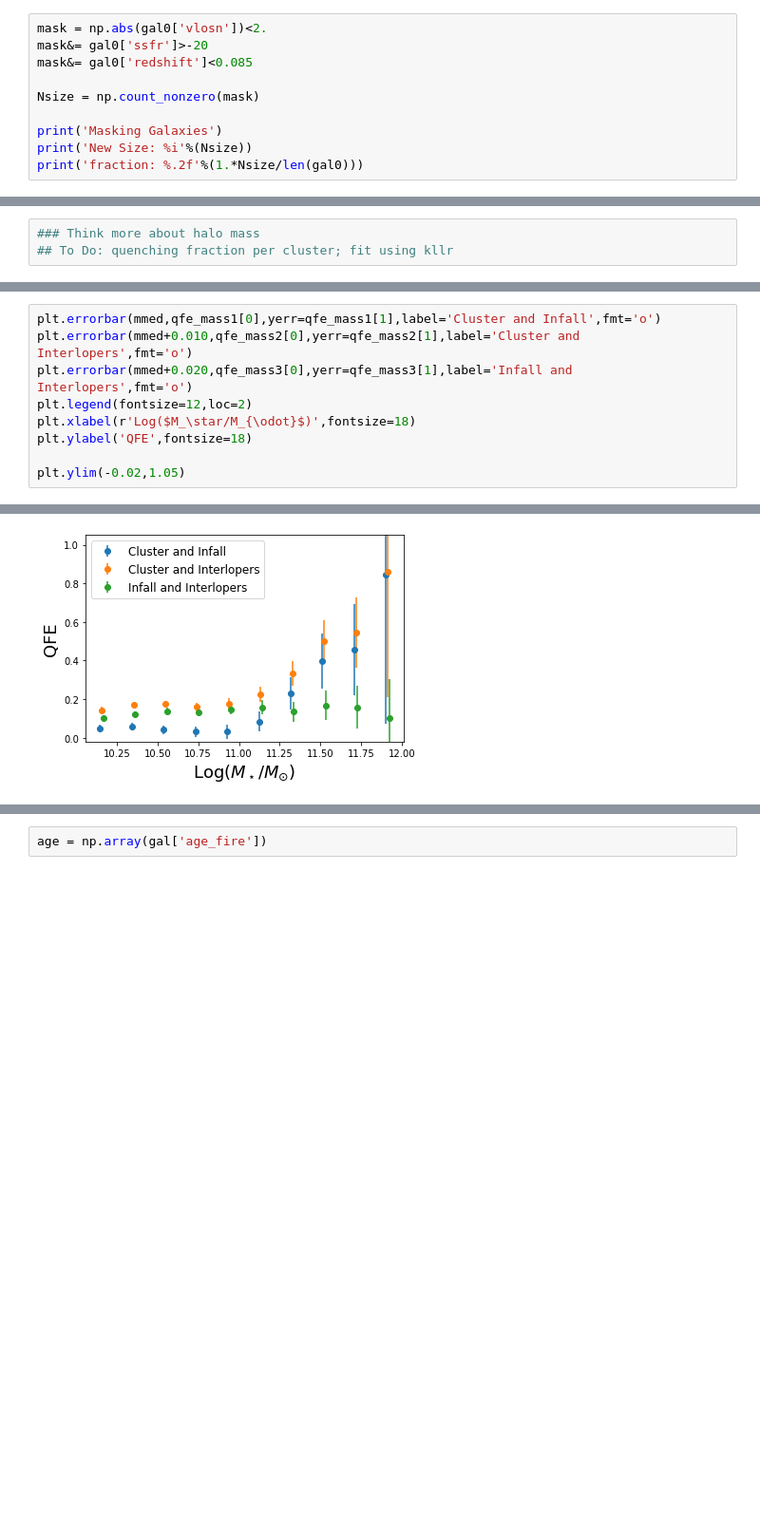
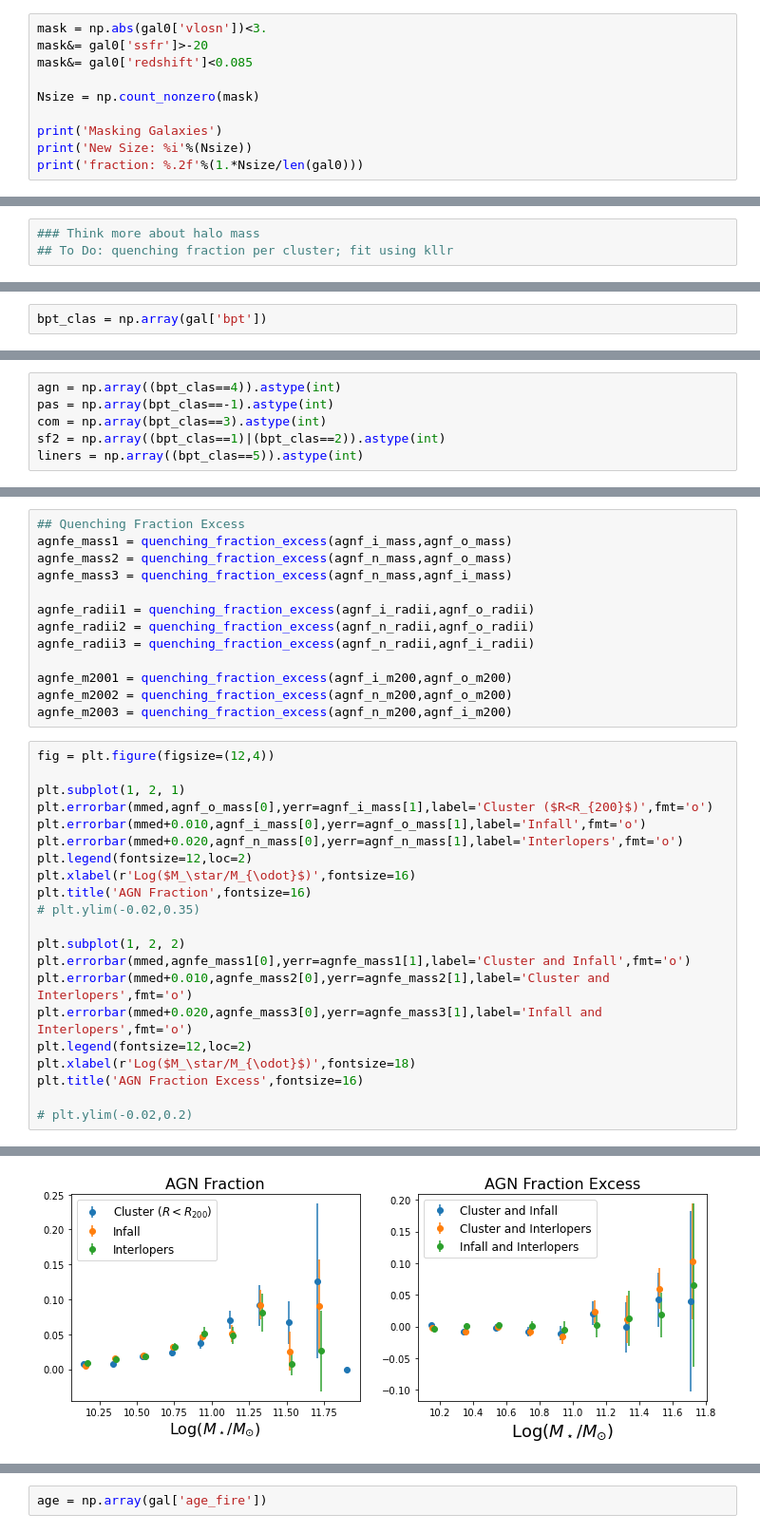
Before and after one commit to estevesjh/galaxyFormation, a Jupyter notebook: notebooks/QuenchingFractionExcess.ipynb, the cells around one changed output, grey strips where cells are left out. Shown at 95% size. Cells and saved outputs as stored; diff of their text form; blank space fills up the shorter version.

```diff
--- a/notebooks/QuenchingFractionExcess.ipynb
+++ b/notebooks/QuenchingFractionExcess.ipynb
@@ -55,7 +55,7 @@ Table length=319
 # Mask Data
 ---------------------
 # %%
-mask = np.abs(gal0['vlosn'])<2.
+mask = np.abs(gal0['vlosn'])<3.
 mask&= gal0['ssfr']>-20
 mask&= gal0['redshift']<0.085
 
@@ -311,0 +318,2 @@ Text(0.5, 1.0, 'Quenching Fraction Excess')
+# %%
+bpt_clas = np.array(gal['bpt'])
@@ -311,0 +328,6 @@ Text(0.5, 1.0, 'Quenching Fraction Excess')
+# %%
+agn = np.array((bpt_clas==4)).astype(int)
+pas = np.array(bpt_clas==-1).astype(int)
+com = np.array(bpt_clas==3).astype(int)
+sf2 = np.array((bpt_clas==1)|(bpt_clas==2)).astype(int)
+liners = np.array((bpt_clas==5)).astype(int)
@@ -312,10 +353,35 @@ Text(0.5, 1.0, 'Quenching Fraction Excess')
+# %%
+## Quenching Fraction Excess
+agnfe_mass1 = quenching_fraction_excess(agnf_i_mass,agnf_o_mass)
+agnfe_mass2 = quenching_fraction_excess(agnf_n_mass,agnf_o_mass)
+agnfe_mass3 = quenching_fraction_excess(agnf_n_mass,agnf_i_mass)
+
+agnfe_radii1 = quenching_fraction_excess(agnf_i_radii,agnf_o_radii)
+agnfe_radii2 = quenching_fraction_excess(agnf_n_radii,agnf_o_radii)
+agnfe_radii3 = quenching_fraction_excess(agnf_n_radii,agnf_i_radii)
+
+agnfe_m2001 = quenching_fraction_excess(agnf_i_m200,agnf_o_m200)
+agnfe_m2002 = quenching_fraction_excess(agnf_n_m200,agnf_o_m200)
+agnfe_m2003 = quenching_fraction_excess(agnf_n_m200,agnf_i_m200)
 # %%
-plt.errorbar(mmed,qfe_mass1[0],yerr=qfe_mass1[1],label='Cluster and Infall',fmt='o')
-plt.errorbar(mmed+0.010,qfe_mass2[0],yerr=qfe_mass2[1],label='Cluster and Interlopers',fmt='o')
-plt.errorbar(mmed+0.020,qfe_mass3[0],yerr=qfe_mass3[1],label='Infall and Interlopers',fmt='o')
+fig = plt.figure(figsize=(12,4))
+
+plt.subplot(1, 2, 1)
+plt.errorbar(mmed,agnf_o_mass[0],yerr=agnf_i_mass[1],label='Cluster ($R<R_{200}$)',fmt='o')
+plt.errorbar(mmed+0.010,agnf_i_mass[0],yerr=agnf_o_mass[1],label='Infall',fmt='o')
+plt.errorbar(mmed+0.020,agnf_n_mass[0],yerr=agnf_n_mass[1],label='Interlopers',fmt='o')
+plt.legend(fontsize=12,loc=2)
+plt.xlabel(r'Log($M_\star/M_{\odot}$)',fontsize=16)
+plt.title('AGN Fraction',fontsize=16)
+# plt.ylim(-0.02,0.35)
+
+plt.subplot(1, 2, 2)
+plt.errorbar(mmed,agnfe_mass1[0],yerr=agnfe_mass1[1],label='Cluster and Infall',fmt='o')
+plt.errorbar(mmed+0.010,agnfe_mass2[0],yerr=agnfe_mass2[1],label='Cluster and Interlopers',fmt='o')
+plt.errorbar(mmed+0.020,agnfe_mass3[0],yerr=agnfe_mass3[1],label='Infall and Interlopers',fmt='o')
 plt.legend(fontsize=12,loc=2)
 plt.xlabel(r'Log($M_\star/M_{\odot}$)',fontsize=18)
-plt.ylabel('QFE',fontsize=18)
+plt.title('AGN Fraction Excess',fontsize=16)
 
-plt.ylim(-0.02,1.05)
+# plt.ylim(-0.02,0.2)
 # %% [output]
@@ -323,2 +389,2 @@ plt.ylim(-0.02,1.05)
-[figure, old version]
+[figure, new version]
 # %%
```
Also changed, not shown: parts of 19 cells of this notebook, 2 other files.
